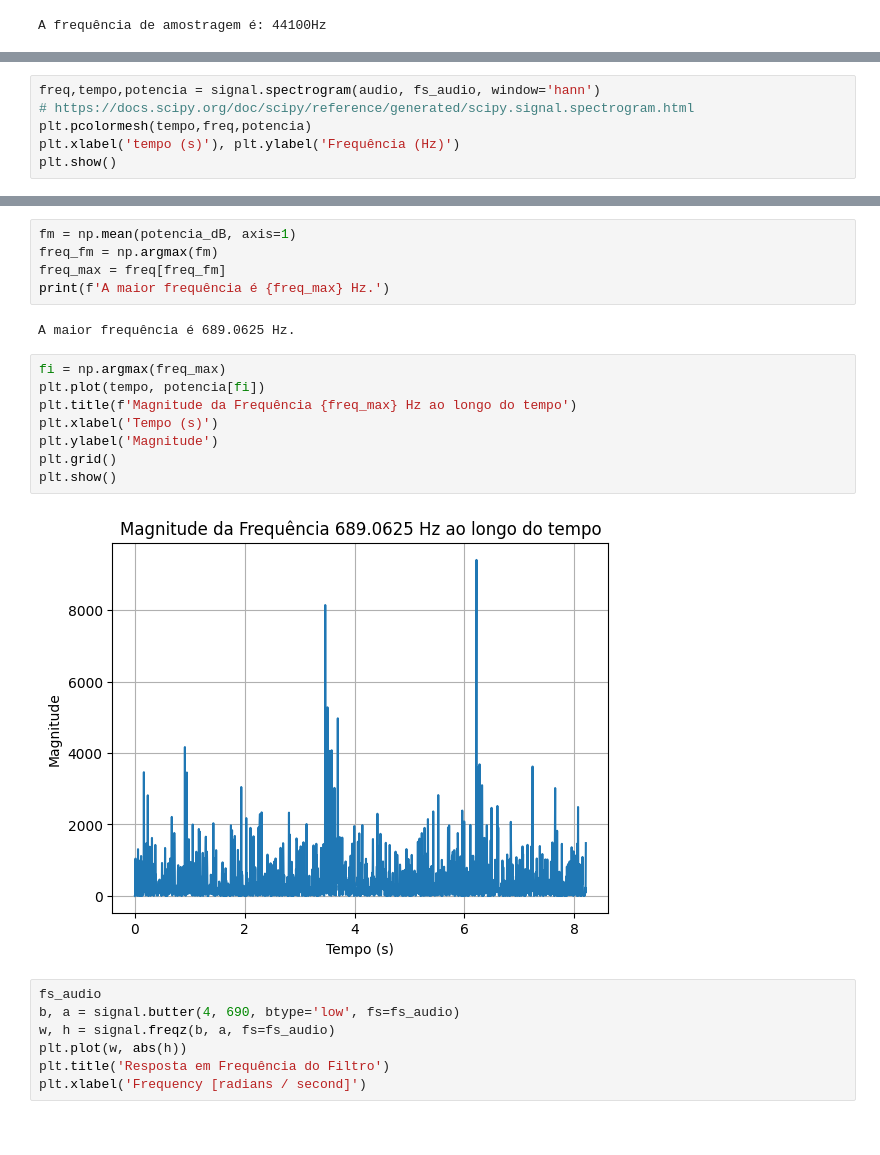
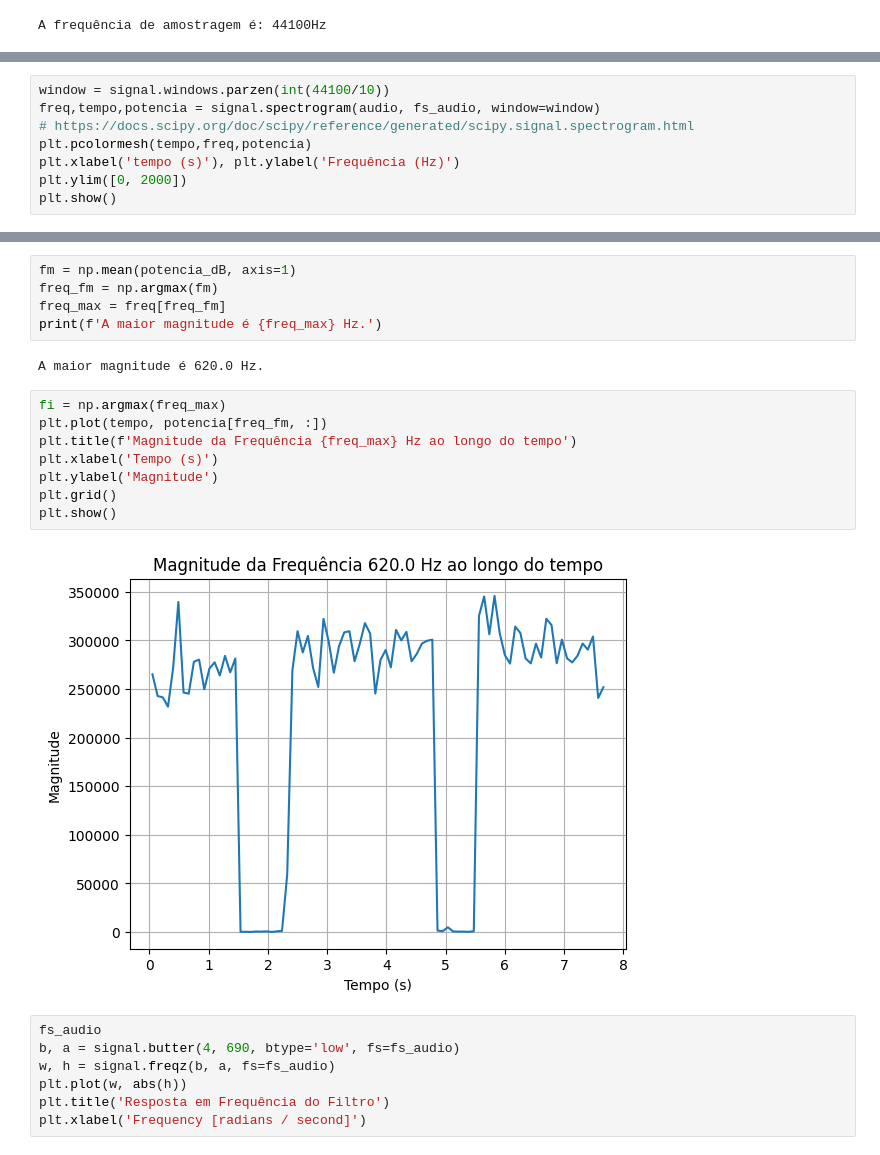
Before and after one commit to MatheusrCunha/PDS_1, a Jupyter notebook: Projeto_Final.ipynb, the cells around one changed output, grey strips where cells are left out. Saved outputs shown, nothing was run; the diff lists cells and outputs as text.

```diff
--- a/Projeto_Final.ipynb
+++ b/Projeto_Final.ipynb
@@ -29,7 +28,9 @@ plt.plot(audio)
 # %%
-freq,tempo,potencia = signal.spectrogram(audio, fs_audio, window='hann')
+window = signal.windows.parzen(int(44100/10))
+freq,tempo,potencia = signal.spectrogram(audio, fs_audio, window=window)
 # https://docs.scipy.org/doc/scipy/reference/generated/scipy.signal.spectrogram.html
 plt.pcolormesh(tempo,freq,potencia)
 plt.xlabel('tempo (s)'), plt.ylabel('Frequência (Hz)')
+plt.ylim([0, 2000])
 plt.show()
 # %% [output]
@@ -50,19 +51,19 @@ Audio(audio, rate=fs_audio)
 fm = np.mean(potencia_dB, axis=1)
 freq_fm = np.argmax(fm)
 freq_max = freq[freq_fm]
-print(f'A maior frequência é {freq_max} Hz.')
+print(f'A maior magnitude é {freq_max} Hz.')
 # %% [output]
-A maior frequência é 689.0625 Hz.
+A maior magnitude é 620.0 Hz.
 # %%
 fi = np.argmax(freq_max)
-plt.plot(tempo, potencia[fi])
+plt.plot(tempo, potencia[freq_fm, :])
 plt.title(f'Magnitude da Frequência {freq_max} Hz ao longo do tempo')
 plt.xlabel('Tempo (s)')
 plt.ylabel('Magnitude')
 plt.grid()
 plt.show()
 # %% [output]
-[figure, old version]
+[figure, new version]
 # %%
 fs_audio
 b, a = signal.butter(4, 690, btype='low', fs=fs_audio)
```
Also changed, not shown: parts of 7 cells of this notebook.
